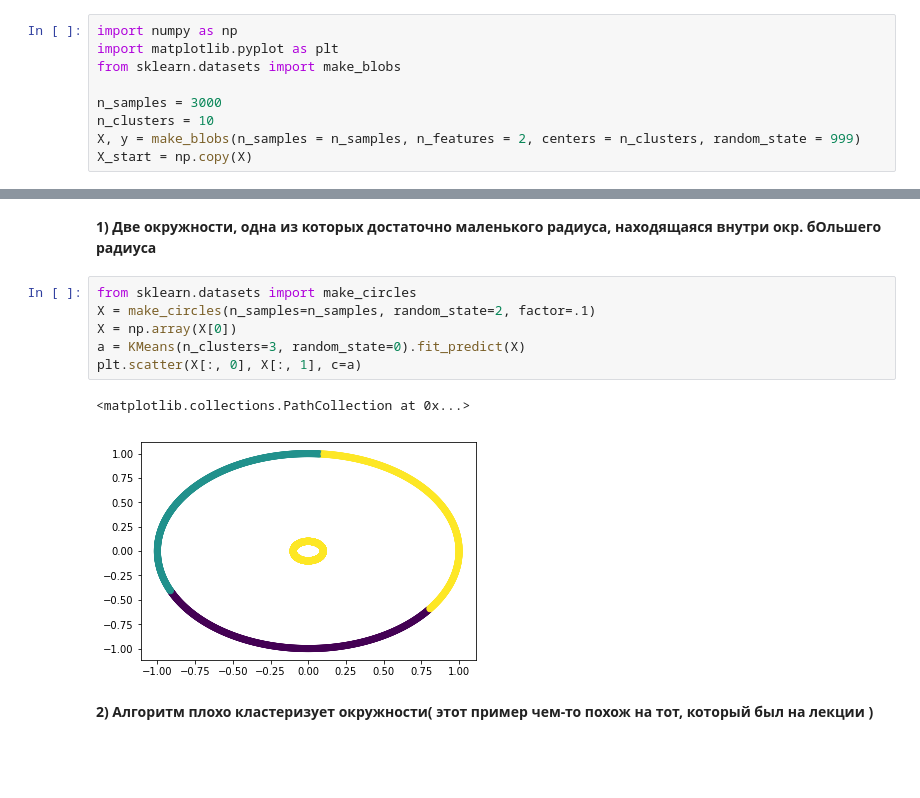
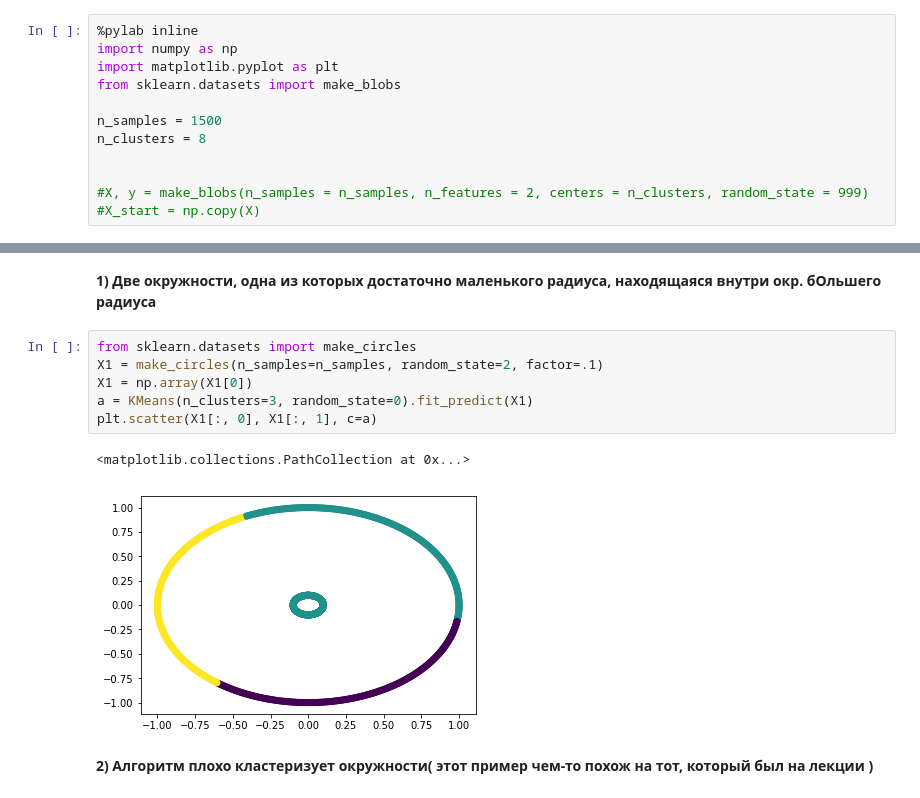
Before and after one commit to paniquex/IML_homeworks, a Jupyter notebook: k-mean_1/k-mean-algorithm.ipynb, the cells around one changed output, grey strips where cells are left out. Cells and saved outputs as stored; diff of their text form; blank space fills up the shorter version.

```diff
--- a/k-mean_1/k-mean-algorithm.ipynb
+++ b/k-mean_1/k-mean-algorithm.ipynb
@@ -1,11 +1,14 @@
 # %% [markdown]
 ##Реализация Алгоритма k-means
 # %%
+%pylab inline
 import numpy as np
 import matplotlib.pyplot as plt
 from sklearn.datasets import make_blobs
 
-n_samples = 3000
-n_clusters = 10
-X, y = make_blobs(n_samples = n_samples, n_features = 2, centers = n_clusters, random_state = 999)
-X_start = np.copy(X)
+n_samples = 1500
+n_clusters = 8
+
+
+#X, y = make_blobs(n_samples = n_samples, n_features = 2, centers = n_clusters, random_state = 999)
+#X_start = np.copy(X)
@@ -137,13 +190,13 @@ plt.colorbar(orientation='vertical', pad=0.06);
 **1) Две окружности, одна из которых достаточно маленького радиуса, находящаяся внутри окр. бОльшего радиуса**
 # %%
 from sklearn.datasets import make_circles
-X = make_circles(n_samples=n_samples, random_state=2, factor=.1)
-X = np.array(X[0])
-a = KMeans(n_clusters=3, random_state=0).fit_predict(X)
-plt.scatter(X[:, 0], X[:, 1], c=a)
+X1 = make_circles(n_samples=n_samples, random_state=2, factor=.1)
+X1 = np.array(X1[0])
+a = KMeans(n_clusters=3, random_state=0).fit_predict(X1)
+plt.scatter(X1[:, 0], X1[:, 1], c=a)
 # %% [output]
 <matplotlib.collections.PathCollection at 0x...>
-[figure, old version]
+[figure, new version]
 # %% [markdown]
 **2) Алгоритм плохо кластеризует окружности( этот пример чем-то похож на тот, который был на лекции )**
 # %%
```
Also changed, not shown: parts of 20 cells of this notebook.
